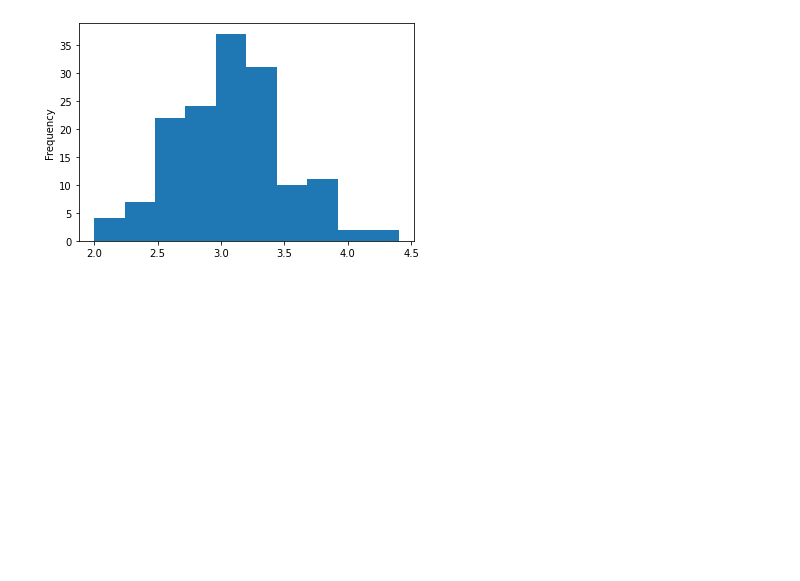
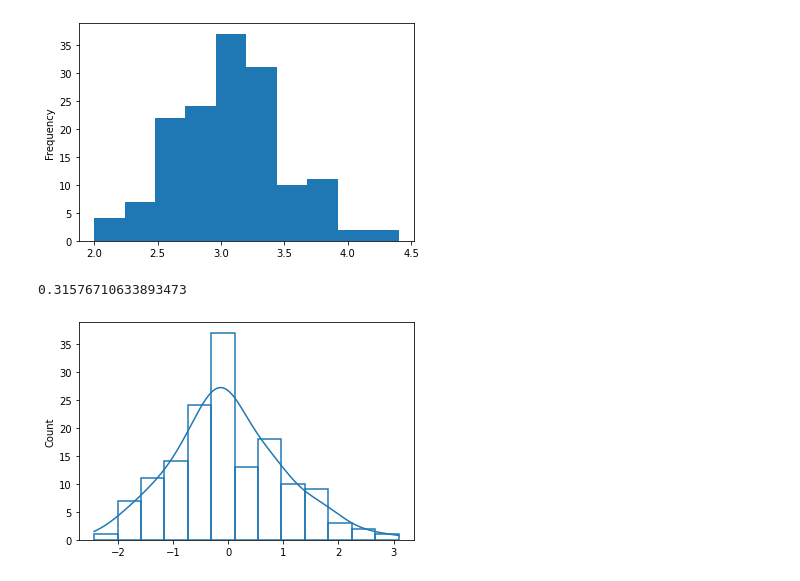
Before and after one commit to cod3-jr/EIT_BigData, a Jupyter notebook: Assignment-2.ipynb, the cells around one changed output. Cells and saved outputs as stored; diff of their text form; code cells hidden in the pictures; blank space fills up the shorter version.

```diff
--- a/Assignment-2.ipynb
+++ b/Assignment-2.ipynb
@@ -44,3 +54,12 @@ sep_width.plot.hist()
 # %% [output]
 <AxesSubplot:ylabel='Frequency'>
 [figure]
+# %%
+# normal distribution having the mean and standard deviation of the data
+# imported seaborn and sklearn's preprocessing moduel in 1st cell
+# sns.displot(norm, kind='histe')
+sns.histplot(preprocessing.scale(sep_width), kde=True, fill=False)
+skew(sep_width)
+# %% [output]
+0.31576710633893473
+[figure, added]
```
Also changed, not shown: parts of 5 cells of this notebook.
